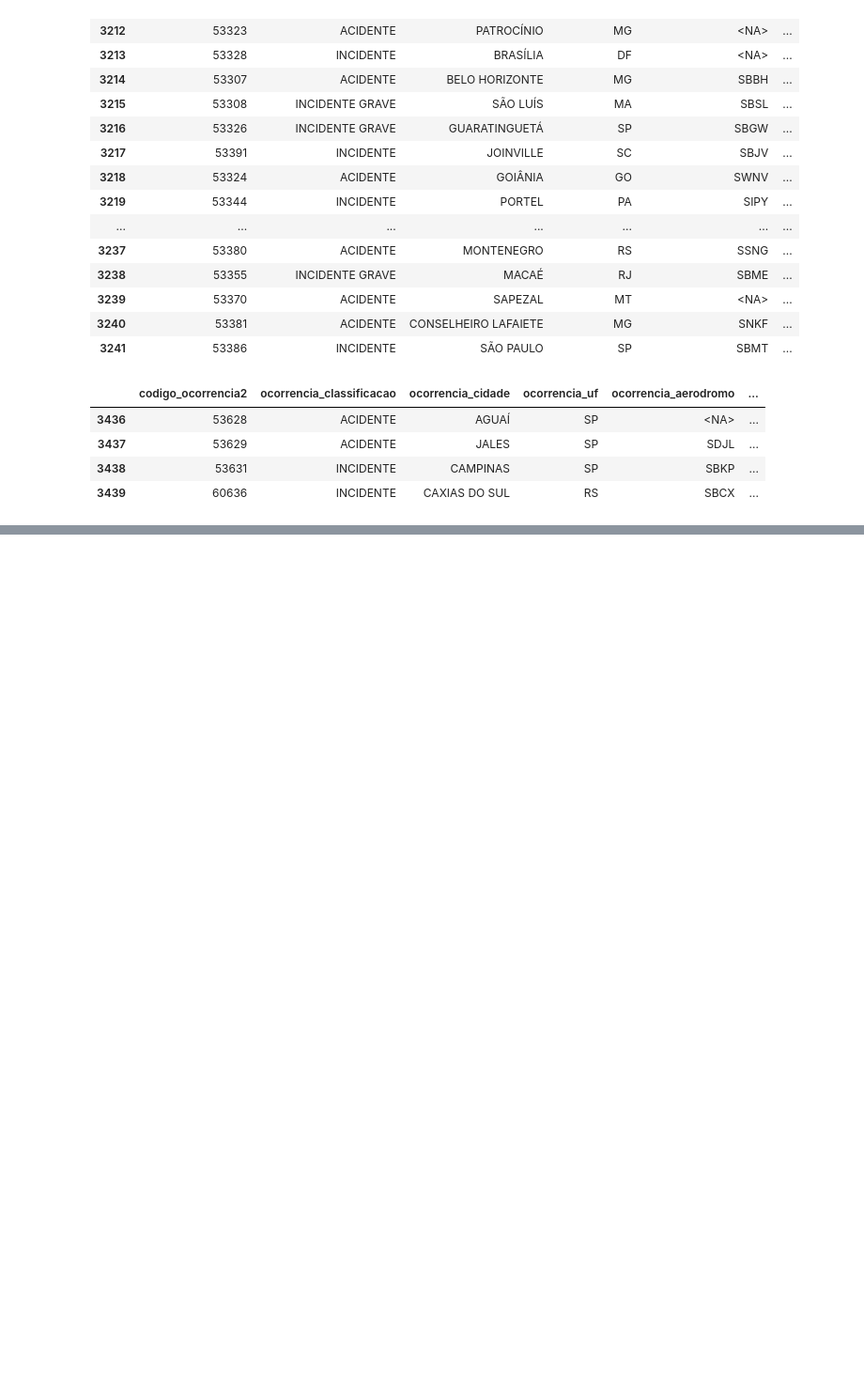
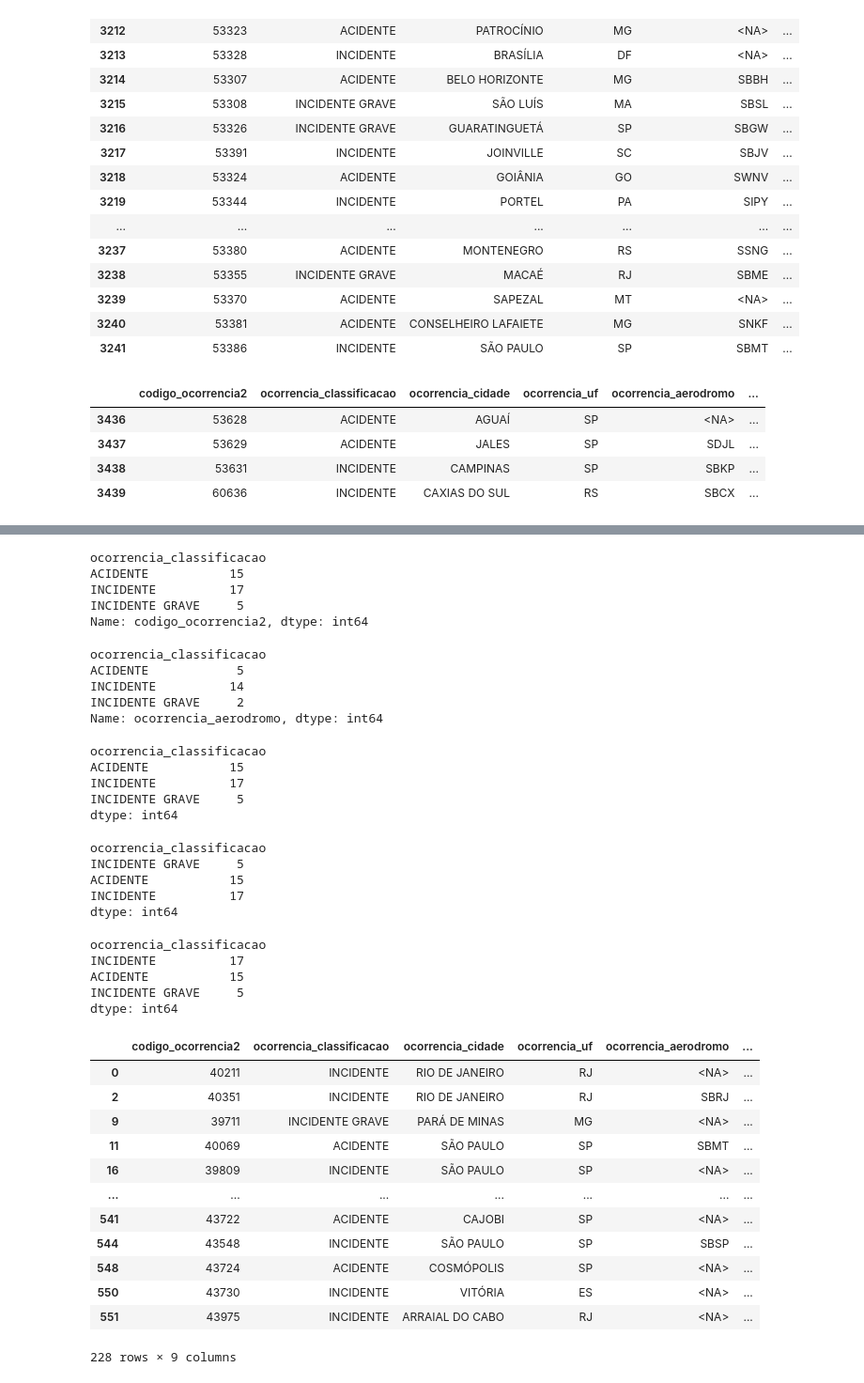
Before and after one commit to jr1os/etl-python, a Jupyter notebook: occurrences_air_crash_brazil.ipynb, the cells around one changed output, grey strips where cells are left out. Shown: that part at 94% size. Saved outputs shown, nothing was run; the diff lists cells and outputs as text; code cells hidden in the pictures; blank space fills up the shorter version.

Commit message:
upgrade functions groupby in pandas

```diff
--- a/occurrences_air_crash_brazil.ipynb
+++ b/occurrences_air_crash_brazil.ipynb
@@ -624,0 +641,2 @@ df.loc[i_filter]
+# %%
+df['ocorrencia_dia_hora'] = pd.to_datetime(df.ocorrencia_dia.astype(str) + ' ' + df.ocorrencia_hora)
@@ -624,0 +718,61 @@ df.loc[i_filter]
+# %%
+df201503.groupby(['ocorrencia_classificacao']).codigo_ocorrencia2.count()
+# %% [output]
+ocorrencia_classificacao
+ACIDENTE           15
+INCIDENTE          17
+INCIDENTE GRAVE     5
+Name: codigo_ocorrencia2, dtype: int64
+# %%
+df201503.groupby(['ocorrencia_classificacao']).ocorrencia_aerodromo.count()
+# %% [output]
+ocorrencia_classificacao
+ACIDENTE            5
+INCIDENTE          14
+INCIDENTE GRAVE     2
+Name: ocorrencia_aerodromo, dtype: int64
+# %%
+df201503.groupby(['ocorrencia_classificacao']).size()
+# %% [output]
+ocorrencia_classificacao
+ACIDENTE           15
+INCIDENTE          17
+INCIDENTE GRAVE     5
+dtype: int64
+# %%
+df201503.groupby(['ocorrencia_classificacao']).size().sort_values()
+# %% [output]
+ocorrencia_classificacao
+INCIDENTE GRAVE     5
+ACIDENTE           15
+INCIDENTE          17
+dtype: int64
+# %%
+df201503.groupby(['ocorrencia_classificacao']).size().sort_values(ascending=False)
+# %% [output]
+ocorrencia_classificacao
+INCIDENTE          17
+ACIDENTE           15
+INCIDENTE GRAVE     5
+dtype: int64
+# %%
+# date year 2010 in different states sp, rj, mg, es.
+i_filter = df.ocorrencia_dia.dt.year == 2010
+i_filter2 = df.ocorrencia_uf.isin(['SP','RJ','MG','ES'])
+dfsoutheast2010 = df.loc[i_filter & i_filter2]
+# %%
+dfsoutheast2010
+# %% [output]
+|  | codigo_ocorrencia2 | ocorrencia_classificacao | ocorrencia_cidade | ocorrencia_uf | ocorrencia_aerodromo | ... |
+| 0 | 40211 | INCIDENTE | RIO DE JANEIRO | RJ | <NA> | ... |
+| 2 | 40351 | INCIDENTE | RIO DE JANEIRO | RJ | SBRJ | ... |
+| 9 | 39711 | INCIDENTE GRAVE | PARÁ DE MINAS | MG | <NA> | ... |
+| 11 | 40069 | ACIDENTE | SÃO PAULO | SP | SBMT | ... |
+| 16 | 39809 | INCIDENTE | SÃO PAULO | SP | <NA> | ... |
+| ... | ... | ... | ... | ... | ... | ... |
+| 541 | 43722 | ACIDENTE | CAJOBI | SP | <NA> | ... |
+| 544 | 43548 | INCIDENTE | SÃO PAULO | SP | SBSP | ... |
+| 548 | 43724 | ACIDENTE | COSMÓPOLIS | SP | <NA> | ... |
+| 550 | 43730 | INCIDENTE | VITÓRIA | ES | <NA> | ... |
+| 551 | 43975 | INCIDENTE | ARRAIAL DO CABO | RJ | <NA> | ... |
+228 rows × 9 columns
```
Also changed, not shown: parts of 8 cells of this notebook.
